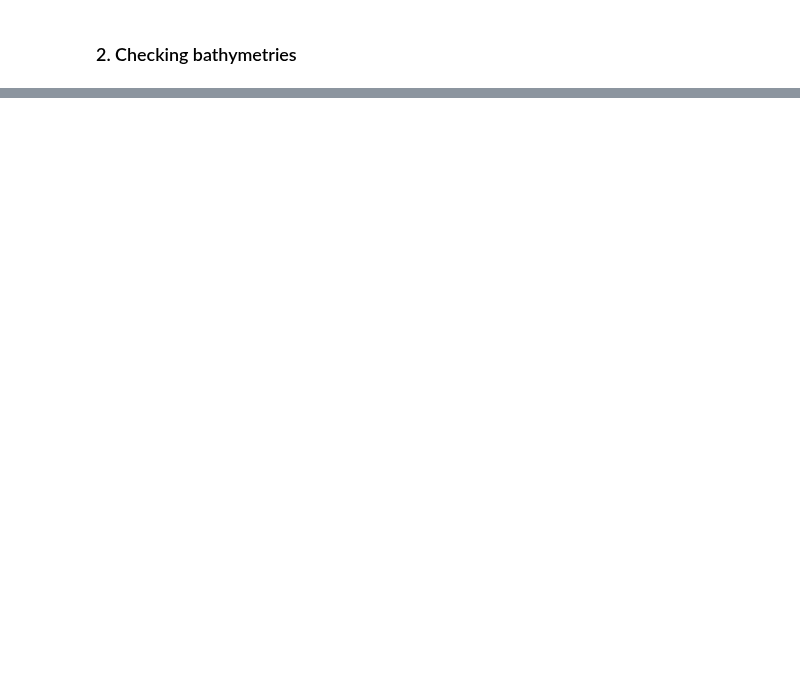
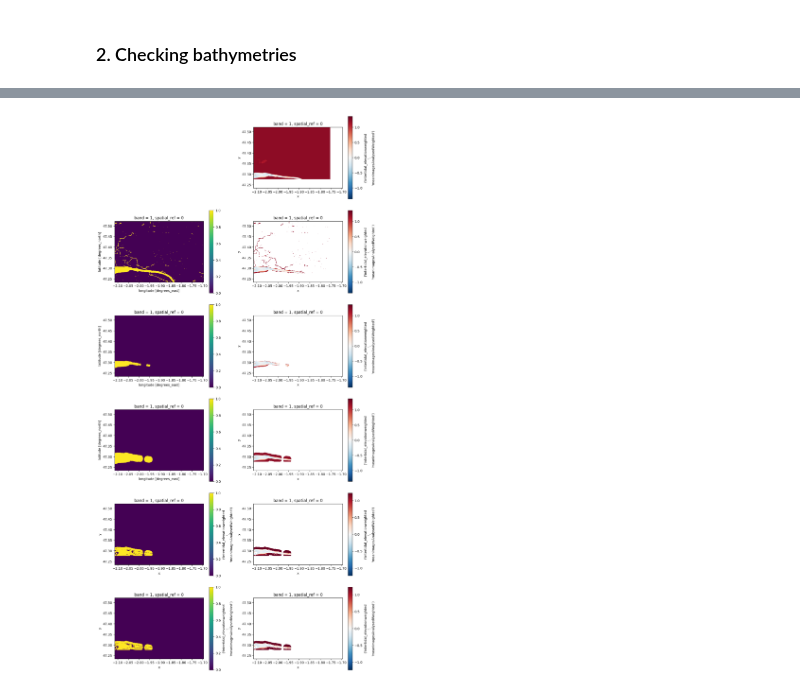
Before and after one commit to openearth/eo-bathymetry, a Jupyter notebook: notebooks/cmems-bathymetry/99_debugging.ipynb, the cells around one changed output, grey strips where cells are left out. Drawn from its saved outputs; the diff is of its cells as text; code cells hidden in the pictures; blank space fills up the shorter version.

```diff
--- a/notebooks/cmems-bathymetry/99_debugging.ipynb
+++ b/notebooks/cmems-bathymetry/99_debugging.ipynb
@@ -304,0 +343,9 @@ fig.tight_layout()
+# %%
+fig, axs = plt.subplots(1, 2, figsize=(16, 8))
+#grid.isel(band=0).plot.imshow(ax=axs[0])
+gdf_sea.plot(ax=axs[1], color='red', alpha=0.5)
+#gdf_water.plot(ax=axs[1], color='blue', alpha=0.5)
+for ax in axs:
+    #ax.set_xlim(grid.x.min(), grid.x.max())
+    #ax.set_ylim(grid.y.min(), grid.y.max())
+    ax.set_aspect('equal')
@@ -304,0 +433,22 @@ fig.tight_layout()
+# %%
+i = 2
+fig, axs = plt.subplots(6, 2, figsize=(12, 24))
+axs = axs.flatten()
+axs[0].axis('off')
+da_image_ls[i].plot.imshow(ax=axs[1])
+da_mask_ls[i].plot.imshow(ax=axs[2])
+da_image_masked_ls[i].plot.imshow(ax=axs[3])
+da_mask_smooth_ls[i].plot.imshow(ax=axs[4])
+da_image_smooth_masked_ls[i].plot.imshow(ax=axs[5])
+da_mask_buffer_ls[i].plot.imshow(ax=axs[6])
+da_image_buffer_masked_ls[i].plot.imshow(ax=axs[7])
+da_mask_hist_ls[i].plot.imshow(ax=axs[8])
+da_image_hist_masked_ls[i].plot.imshow(ax=axs[9])
+da_mask_smooth2_ls[i].plot.imshow(ax=axs[10])
+da_image_smooth2_masked_ls[i].plot.imshow(ax=axs[11])
+
+for ax in axs:
+    ax.set_aspect('equal')
+fig.tight_layout()
+# %% [output]
+[figure, added]
```
Also changed, not shown: parts of 26 cells of this notebook, 5 other files.
